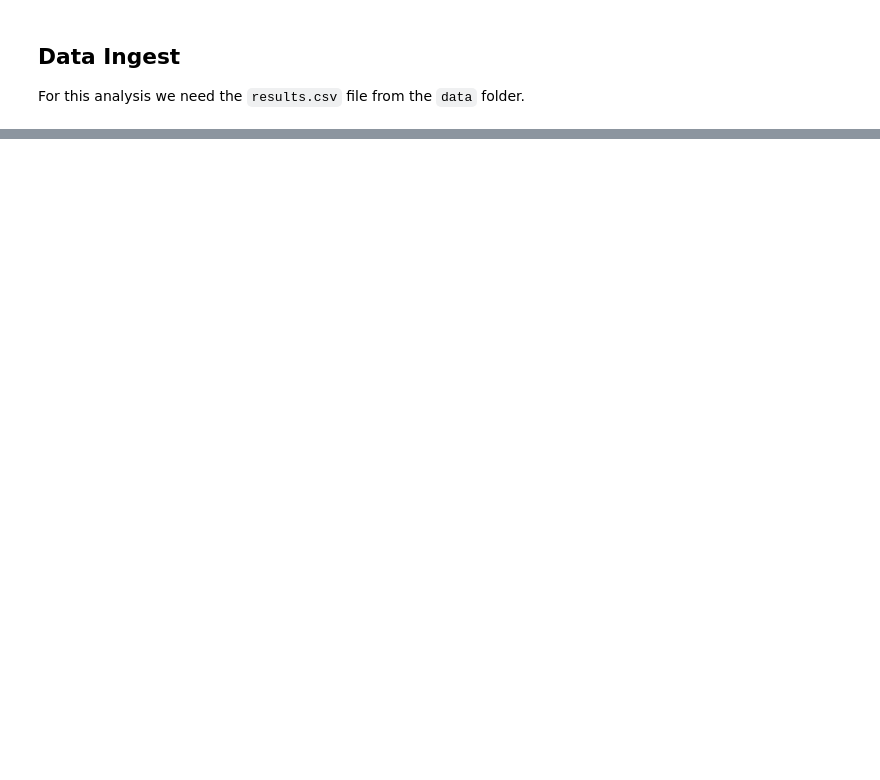
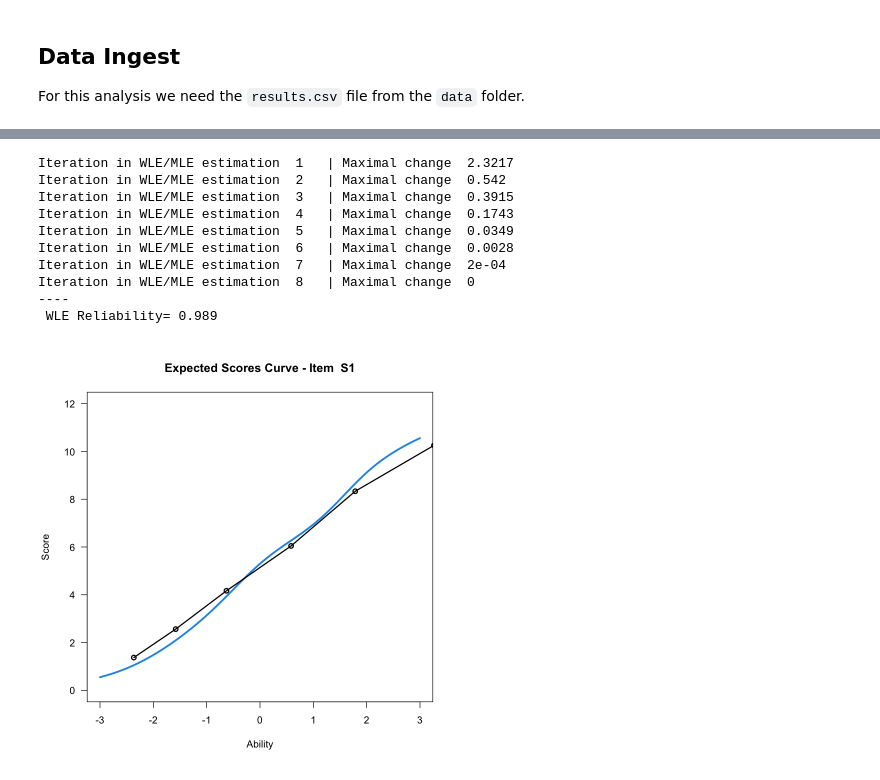
Before and after one commit to jp-loonytoon/test-generator, a Jupyter notebook: analyseTest.ipynb, the cells around one changed output, grey strips where cells are left out. Saved outputs shown, nothing was run; the diff lists cells and outputs as text; code cells hidden in the pictures; blank space fills up the shorter version.

```diff
--- a/analyseTest.ipynb
+++ b/analyseTest.ipynb
@@ -184,0 +62,4 @@ attached base packages:
+# %%
+dfTestResponses <- dfRaw[-c(1)]
+# %%
+pcm <- tam(dfTestResponses)
@@ -184,0 +178,14 @@ attached base packages:
+# %%
+plot(pcm, items=113, type='expected', export=FALSE)
+# %% [output]
+Iteration in WLE/MLE estimation  1   | Maximal change  2.3217
+Iteration in WLE/MLE estimation  2   | Maximal change  0.542
+Iteration in WLE/MLE estimation  3   | Maximal change  0.3915
+Iteration in WLE/MLE estimation  4   | Maximal change  0.1743
+Iteration in WLE/MLE estimation  5   | Maximal change  0.0349
+Iteration in WLE/MLE estimation  6   | Maximal change  0.0028
+Iteration in WLE/MLE estimation  7   | Maximal change  2e-04
+Iteration in WLE/MLE estimation  8   | Maximal change  0
+----
+ WLE Reliability= 0.989
+[figure, added]
```
Also changed, not shown: parts of 35 cells of this notebook, 2 other files.
